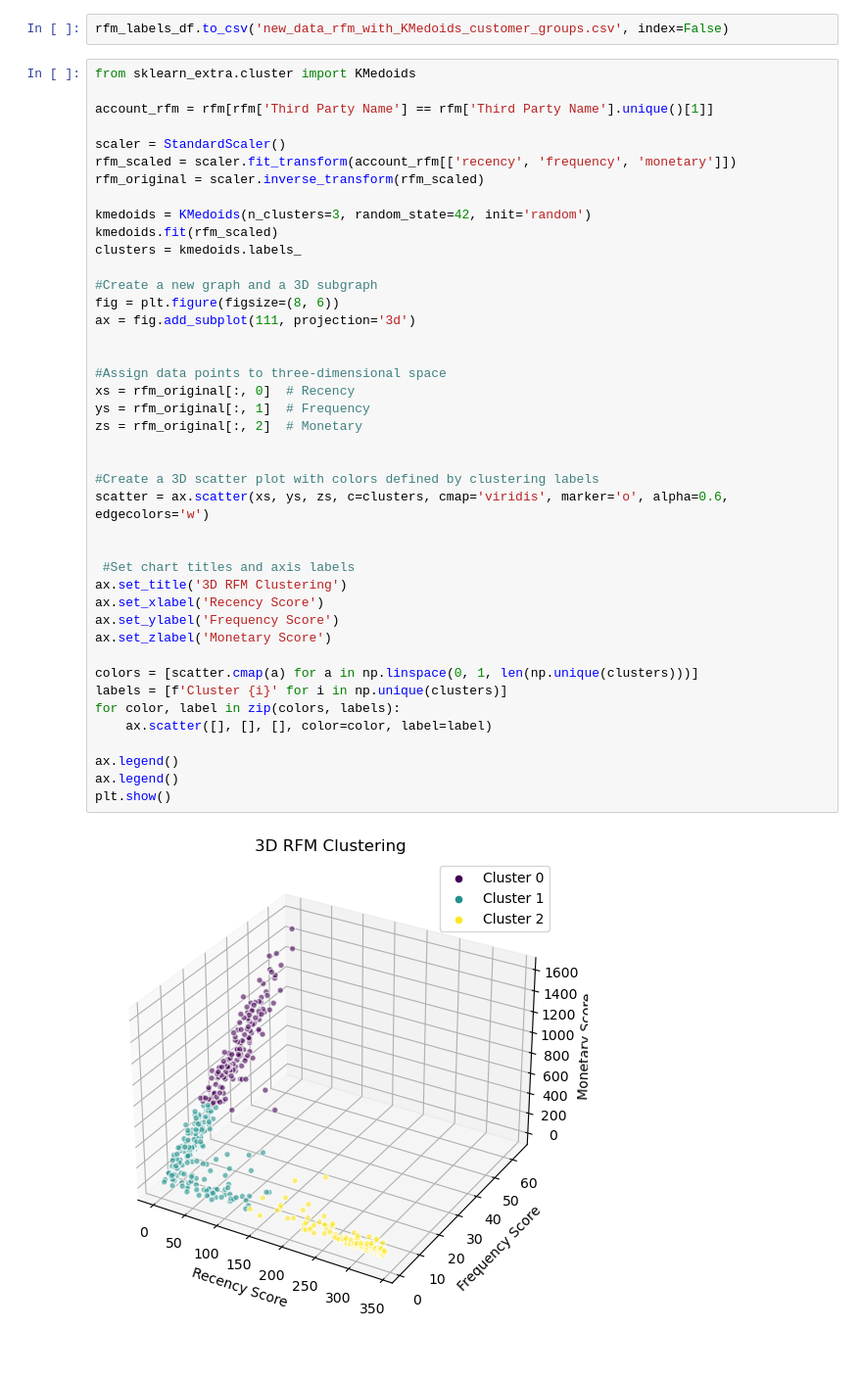
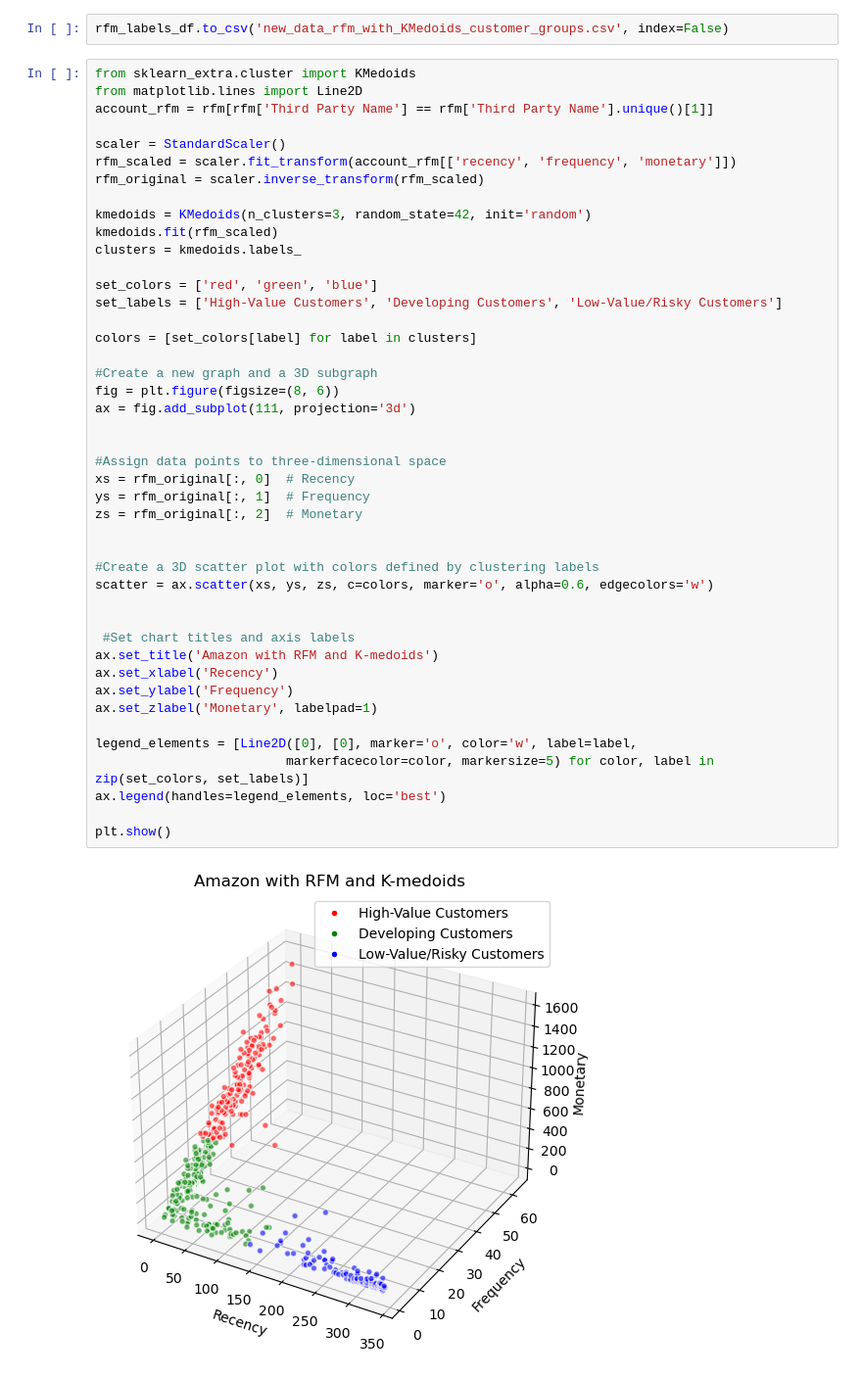
Before and after one commit to UoB-DSMP-2023-24/dsmp-2024-group28, a Jupyter notebook: Related_code/second_dataset/KMedoids_for_New_Dataset.ipynb, the cells around one changed output. Shown at 98% size. Drawn from its saved outputs; the diff is of its cells as text.

Commit message:
modify views of amazon and evaluate clustering

```diff
--- a/Related_code/second_dataset/KMedoids_for_New_Dataset.ipynb
+++ b/Related_code/second_dataset/KMedoids_for_New_Dataset.ipynb
@@ -238,45 +223,47 @@ rfm_labels_df.head()
 rfm_labels_df.to_csv('new_data_rfm_with_KMedoids_customer_groups.csv', index=False)
 # %%
 from sklearn_extra.cluster import KMedoids
-
+from matplotlib.lines import Line2D
 account_rfm = rfm[rfm['Third Party Name'] == rfm['Third Party Name'].unique()[1]]
 
 scaler = StandardScaler()
 rfm_scaled = scaler.fit_transform(account_rfm[['recency', 'frequency', 'monetary']])
 rfm_original = scaler.inverse_transform(rfm_scaled)
 
 kmedoids = KMedoids(n_clusters=3, random_state=42, init='random')
 kmedoids.fit(rfm_scaled)
 clusters = kmedoids.labels_
+
+set_colors = ['red', 'green', 'blue']
+set_labels = ['High-Value Customers', 'Developing Customers', 'Low-Value/Risky Customers']
+
+colors = [set_colors[label] for label in clusters]
 
 #Create a new graph and a 3D subgraph
 fig = plt.figure(figsize=(8, 6))
 ax = fig.add_subplot(111, projection='3d')
 
 
 #Assign data points to three-dimensional space
 xs = rfm_original[:, 0]  # Recency
 ys = rfm_original[:, 1]  # Frequency
 zs = rfm_original[:, 2]  # Monetary
 
 
 #Create a 3D scatter plot with colors defined by clustering labels
-scatter = ax.scatter(xs, ys, zs, c=clusters, cmap='viridis', marker='o', alpha=0.6, edgecolors='w')
+scatter = ax.scatter(xs, ys, zs, c=colors, marker='o', alpha=0.6, edgecolors='w')
 
 
  #Set chart titles and axis labels
-ax.set_title('3D RFM Clustering')
-ax.set_xlabel('Recency Score')
-ax.set_ylabel('Frequency Score')
-ax.set_zlabel('Monetary Score')
+ax.set_title('Amazon with RFM and K-medoids')
+ax.set_xlabel('Recency')
+ax.set_ylabel('Frequency')
+ax.set_zlabel('Monetary', labelpad=1)
 
-colors = [scatter.cmap(a) for a in np.linspace(0, 1, len(np.unique(clusters)))]
-labels = [f'Cluster {i}' for i in np.unique(clusters)]
-for color, label in zip(colors, labels):
-    ax.scatter([], [], [], color=color, label=label)
+legend_elements = [Line2D([0], [0], marker='o', color='w', label=label,
+                         markerfacecolor=color, markersize=5) for color, label in zip(set_colors, set_labels)]
+ax.legend(handles=legend_elements, loc='best')
 
-ax.legend()
-ax.legend()
 plt.show()
 # %% [output]
-[figure, old version]
+[figure, new version]
```
Also changed, not shown: parts of 3 cells of this notebook, 2 other files.
